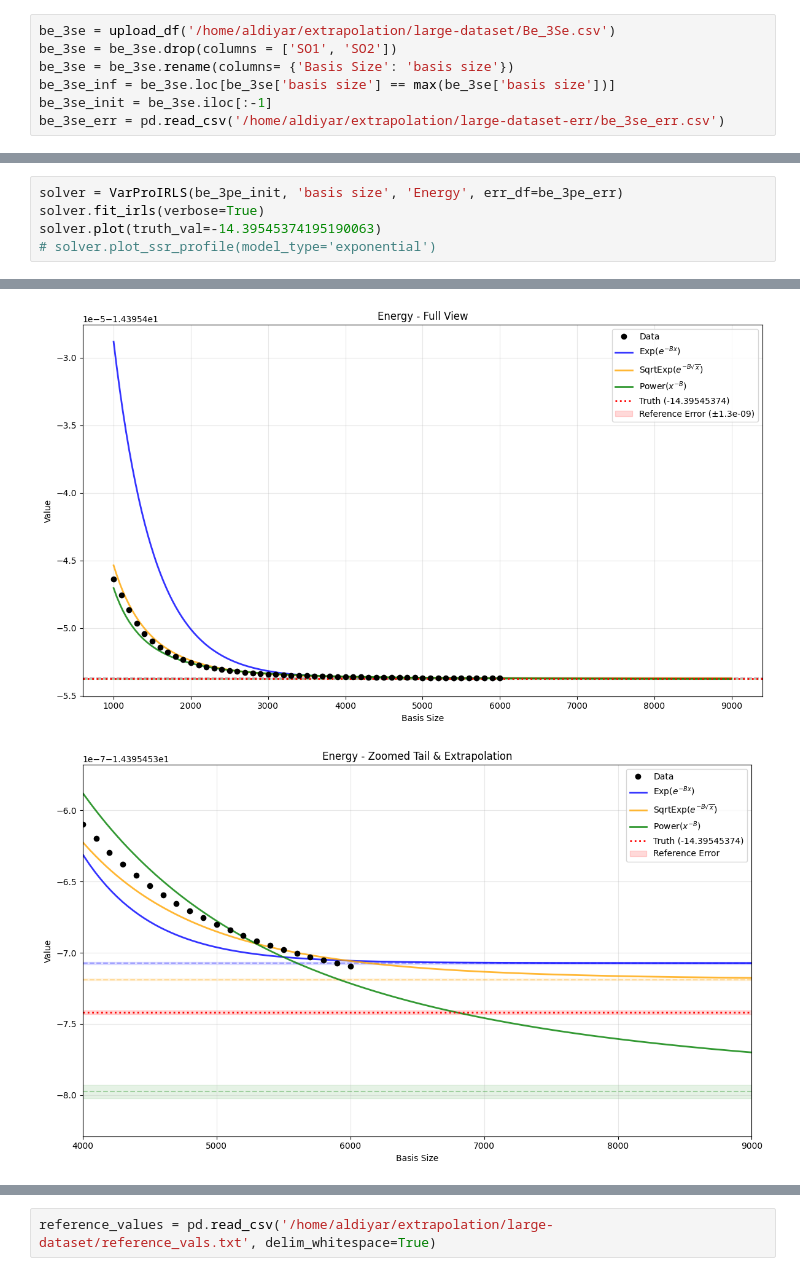
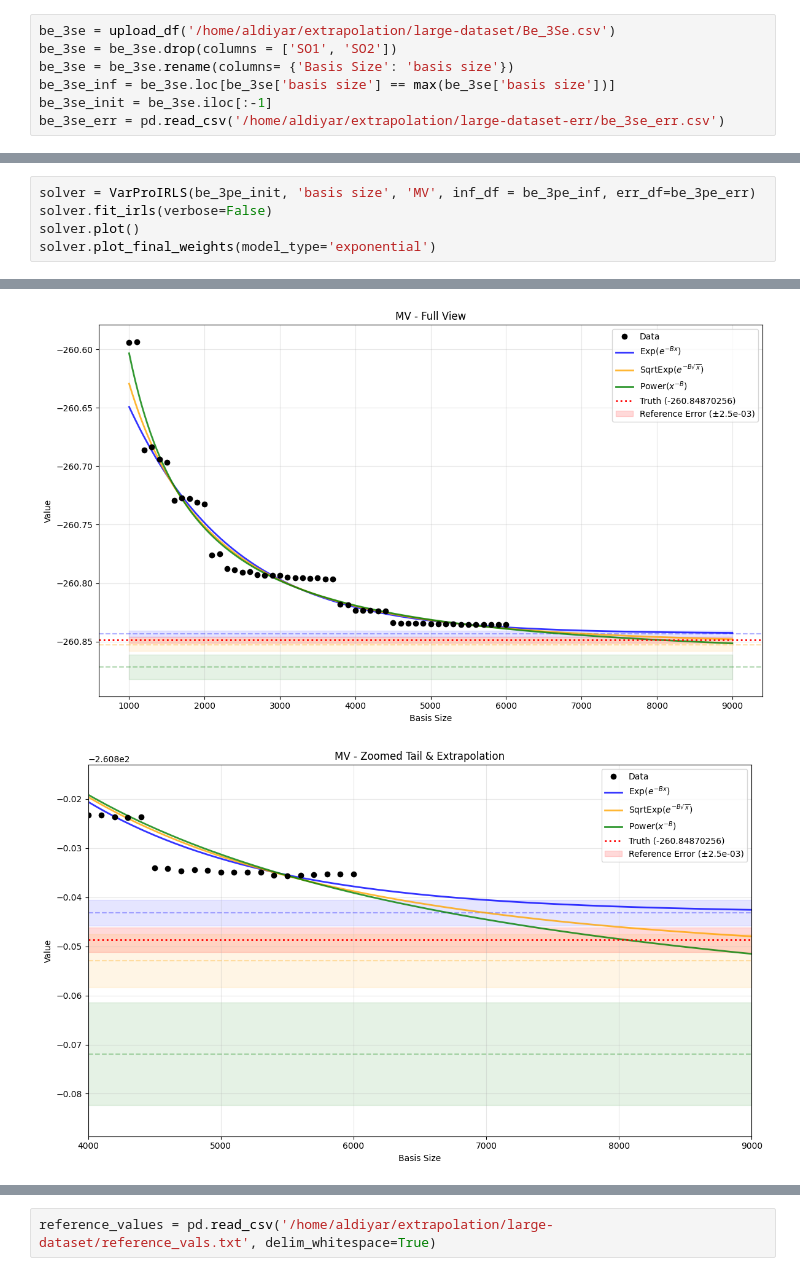
Before and after one commit to trulyaldi/extrapolation, a Jupyter notebook: src/main.ipynb, the cells around one changed output, grey strips where cells are left out. Saved outputs shown, nothing was run; the diff lists cells and outputs as text.

```diff
--- a/src/main.ipynb
+++ b/src/main.ipynb
@@ -161,6 +120,6 @@ be_3se_err = pd.read_csv('/home/aldiyar/extrapolation/large-dataset-err/be_3se_e
 # %%
-solver = VarProIRLS(be_3pe_init, 'basis size', 'Energy', err_df=be_3pe_err)
-solver.fit_irls(verbose=True)
-solver.plot(truth_val=-14.39545374195190063)
-# solver.plot_ssr_profile(model_type='exponential')
+solver = VarProIRLS(be_3pe_init, 'basis size', 'MV', inf_df = be_3pe_inf, err_df=be_3pe_err)
+solver.fit_irls(verbose=False)
+solver.plot()
+solver.plot_final_weights(model_type='exponential')
 # %% [output]
@@ -184,2 +132,2 @@ power_law            | -14.395453797   | 4.83e-09             | 5.55e-08
-[figure, old version]
+[figure, new version]
-[figure, old version]
+[figure, new version]
```
Also changed, not shown: parts of 17 cells of this notebook, 11 other files.
